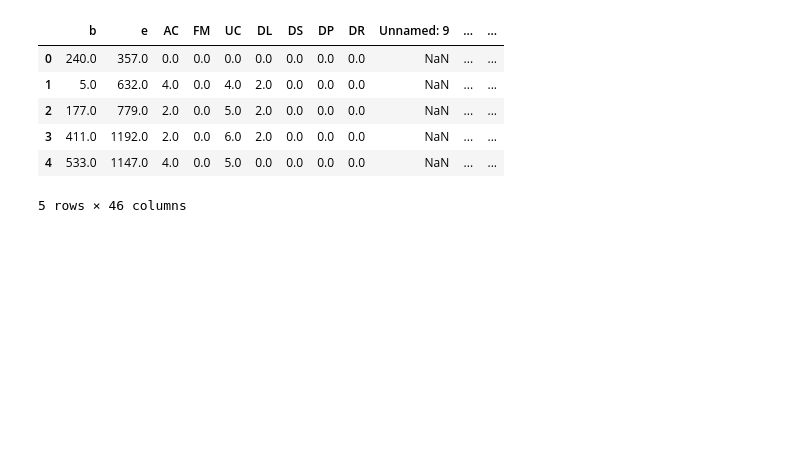
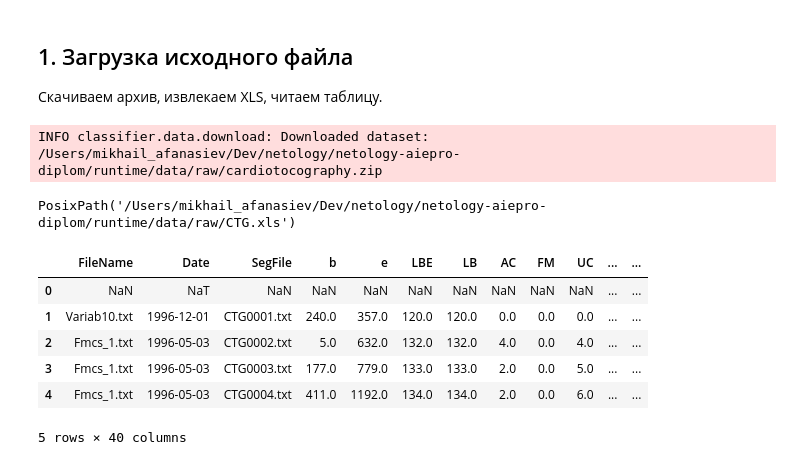
Before and after one commit to headsoft-mikhail/netology-aiepro-ml-classifier-demo, a Jupyter notebook: experiments/notebooks/01_eda.ipynb, the cells around one changed output. Drawn from its saved outputs; the diff is of its cells as text; code cells hidden in the pictures; blank space fills up the shorter version.

Commit message:
Document initial EDA, data cleaning and statistical summaries

```diff
--- a/experiments/notebooks/01_eda.ipynb
+++ b/experiments/notebooks/01_eda.ipynb
@@ -24,20 +1,42 @@ from classifier.data.settings import DataSettings
-# %%
-settings = DataSettings()
-archive_path = settings.raw_dir / "cardiotocography.zip"
-
-with ZipFile(archive_path) as archive:
-    workbook = BytesIO(archive.read("CTG.xls"))
-
-excel_file = pd.ExcelFile(workbook, engine="xlrd")
-dataset = pd.read_excel(excel_file, sheet_name="Data", header=1)
-
-dataset.head()
-# %% [output]
-|  | b | e | AC | FM | UC | DL | DS | DP | DR | Unnamed: 9 | ... | ... |
-| 0 | 240.0 | 357.0 | 0.0 | 0.0 | 0.0 | 0.0 | 0.0 | 0.0 | 0.0 | NaN | ... | ... |
-| 1 | 5.0 | 632.0 | 4.0 | 0.0 | 4.0 | 2.0 | 0.0 | 0.0 | 0.0 | NaN | ... | ... |
-| 2 | 177.0 | 779.0 | 2.0 | 0.0 | 5.0 | 2.0 | 0.0 | 0.0 | 0.0 | NaN | ... | ... |
-| 3 | 411.0 | 1192.0 | 2.0 | 0.0 | 6.0 | 2.0 | 0.0 | 0.0 | 0.0 | NaN | ... | ... |
-| 4 | 533.0 | 1147.0 | 4.0 | 0.0 | 5.0 | 0.0 | 0.0 | 0.0 | 0.0 | NaN | ... | ... |
-5 rows × 46 columns
+# %% [markdown]
+## 1. Загрузка исходного файла
+
+Скачиваем архив, извлекаем XLS, читаем таблицу.
+# %%
+# Скачиваем архив
+import logging
+
+from classifier.data.download import download_dataset
+from classifier.data.settings import DataSettings
+
+logging.basicConfig(level=logging.INFO, format="%(levelname)s %(name)s: %(message)s")
+settings = DataSettings()
+archive_path = download_dataset(settings)
+# %% [output]
+INFO classifier.data.download: Downloaded dataset: /Users/mikhail_afanasiev/Dev/netology/netology-aiepro-diplom/runtime/data/raw/cardiotocography.zip
+# %%
+# Извлечь XLS и сохранить в raw
+from zipfile import ZipFile
+
+workbook_path = settings.raw_dir / "CTG.xls"
+with ZipFile(archive_path) as archive:
+    workbook_path.write_bytes(archive.read("CTG.xls"))
+
+workbook_path
+# %% [output]
+PosixPath('/Users/mikhail_afanasiev/Dev/netology/netology-aiepro-diplom/runtime/data/raw/CTG.xls')
+# %%
+# Прочитать таблицу и показать первые строки
+import pandas as pd
+
+df = pd.read_excel(workbook_path, sheet_name="Raw Data", header=0, engine="xlrd")
+df.head()
+# %% [output]
+|  | FileName | Date | SegFile | b | e | LBE | LB | AC | FM | UC | ... | ... |
+| 0 | NaN | NaT | NaN | NaN | NaN | NaN | NaN | NaN | NaN | NaN | ... | ... |
+| 1 | Variab10.txt | 1996-12-01 | CTG0001.txt | 240.0 | 357.0 | 120.0 | 120.0 | 0.0 | 0.0 | 0.0 | ... | ... |
+| 2 | Fmcs_1.txt | 1996-05-03 | CTG0002.txt | 5.0 | 632.0 | 132.0 | 132.0 | 4.0 | 0.0 | 4.0 | ... | ... |
+| 3 | Fmcs_1.txt | 1996-05-03 | CTG0003.txt | 177.0 | 779.0 | 133.0 | 133.0 | 2.0 | 0.0 | 5.0 | ... | ... |
+| 4 | Fmcs_1.txt | 1996-05-03 | CTG0004.txt | 411.0 | 1192.0 | 134.0 | 134.0 | 2.0 | 0.0 | 6.0 | ... | ... |
+5 rows × 40 columns
 # %% [markdown]
```
Also changed, not shown: parts of 38 cells of this notebook.
